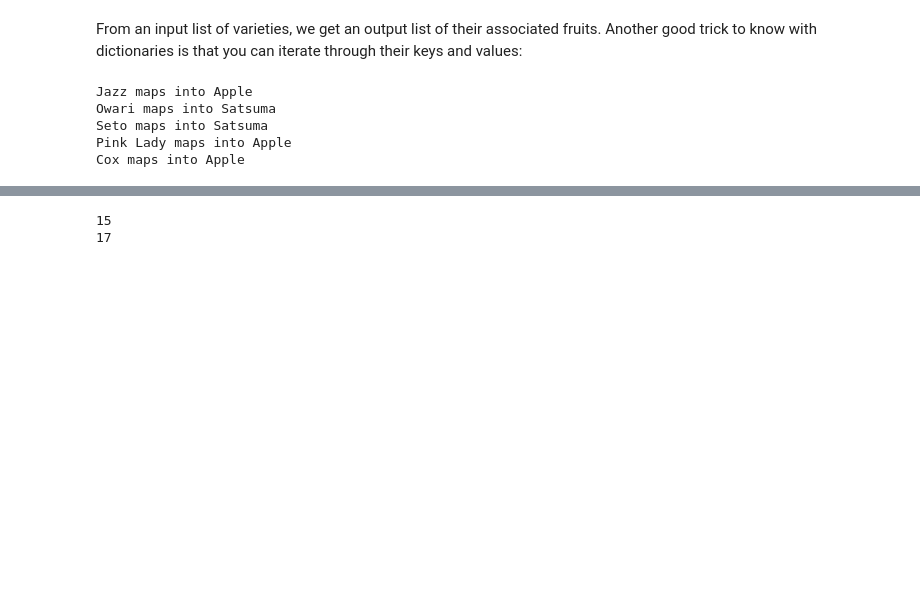
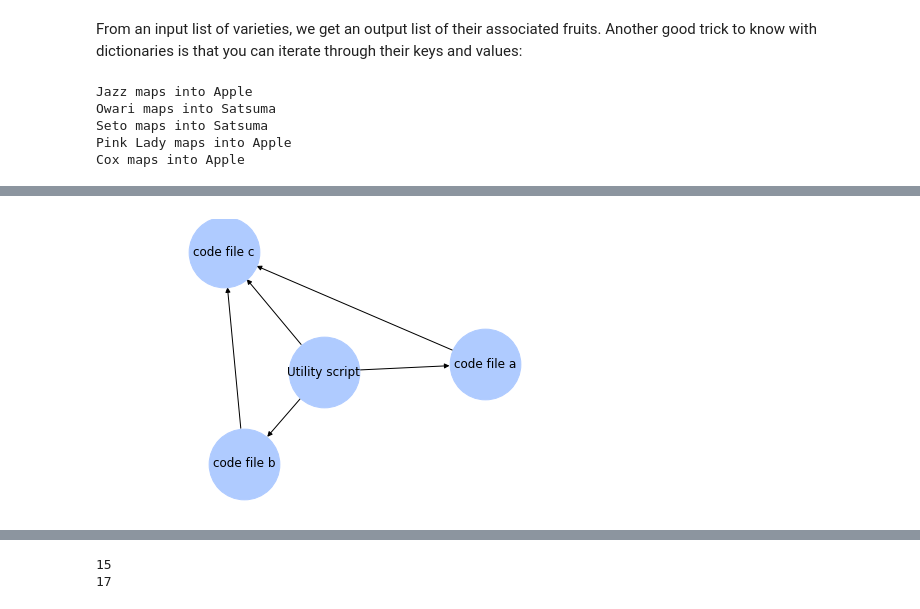
Before and after one commit to lukestein/coding-for-economists, a Jupyter notebook: _sources/basics-of-coding.ipynb, the cells around one changed output, grey strips where cells are left out. Cells and saved outputs as stored; diff of their text form; code cells hidden in the pictures; blank space fills up the shorter version.

```diff
--- a/_sources/basics-of-coding.ipynb
+++ b/_sources/basics-of-coding.ipynb
@@ -401,0 +455,16 @@ You read those right, yes. These are also known as unpacking operators for, resp
+# %%
+import networkx as nx
+import matplotlib.pyplot as plt
+graph = nx.DiGraph()
+graph.add_edges_from([("Utility script", "code file a"),
+                      ("Utility script", "code file b"),
+                      ("code file a", "code file c"),
+                      ("code file b", "code file c"),
+                      ("Utility script", "code file c")])
+colour_node = '#AFCBFF'
+nx.draw(graph, with_labels=True, node_size=5000, node_color=colour_node)
+plt.xlim(-1.3, 1.3)
+plt.ylim(-1.3, 1.3)
+plt.show();
+# %% [output]
+[figure, added]
```
Also changed, not shown: parts of 24 cells of this notebook, 12 other files.
